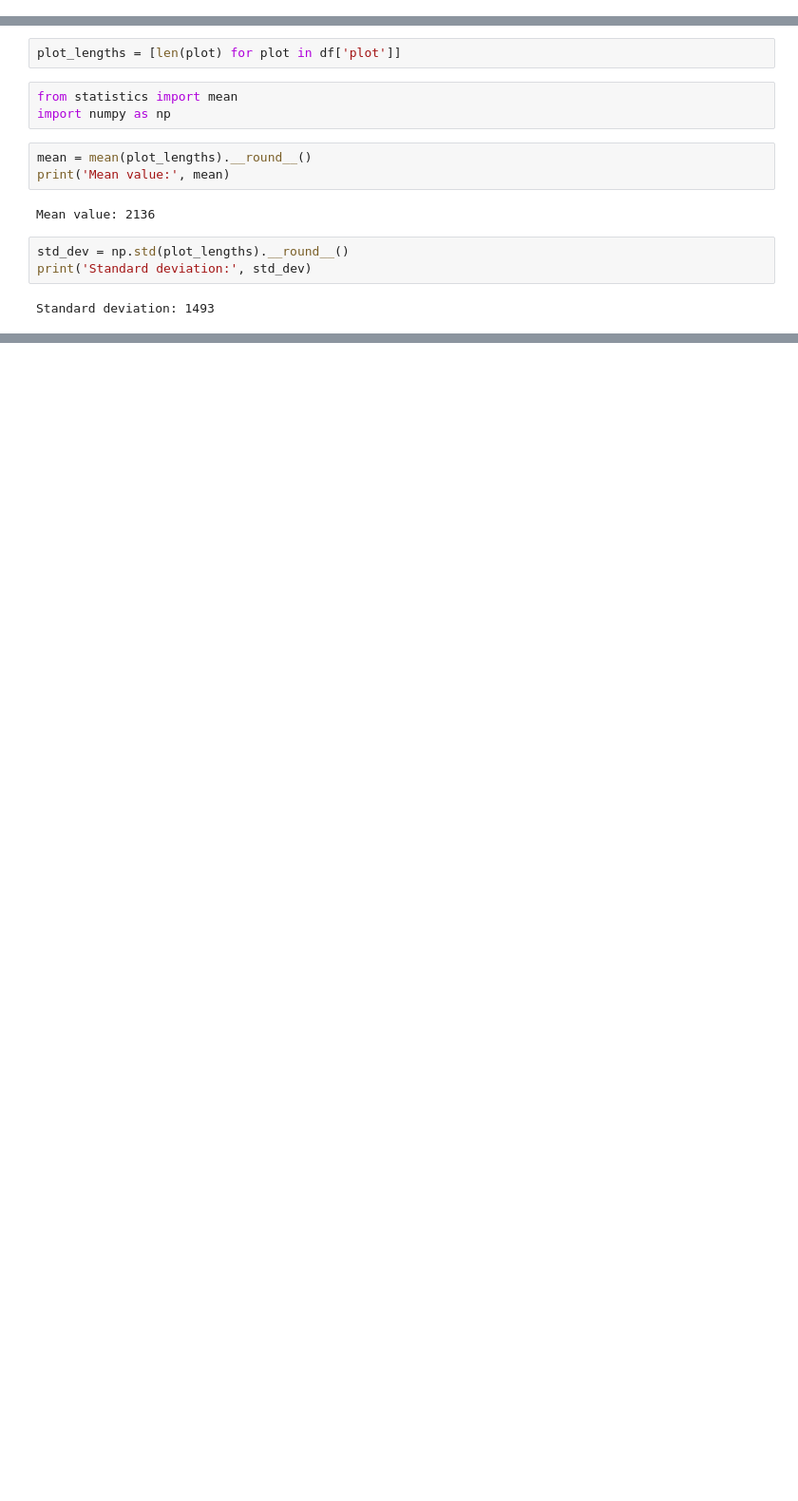
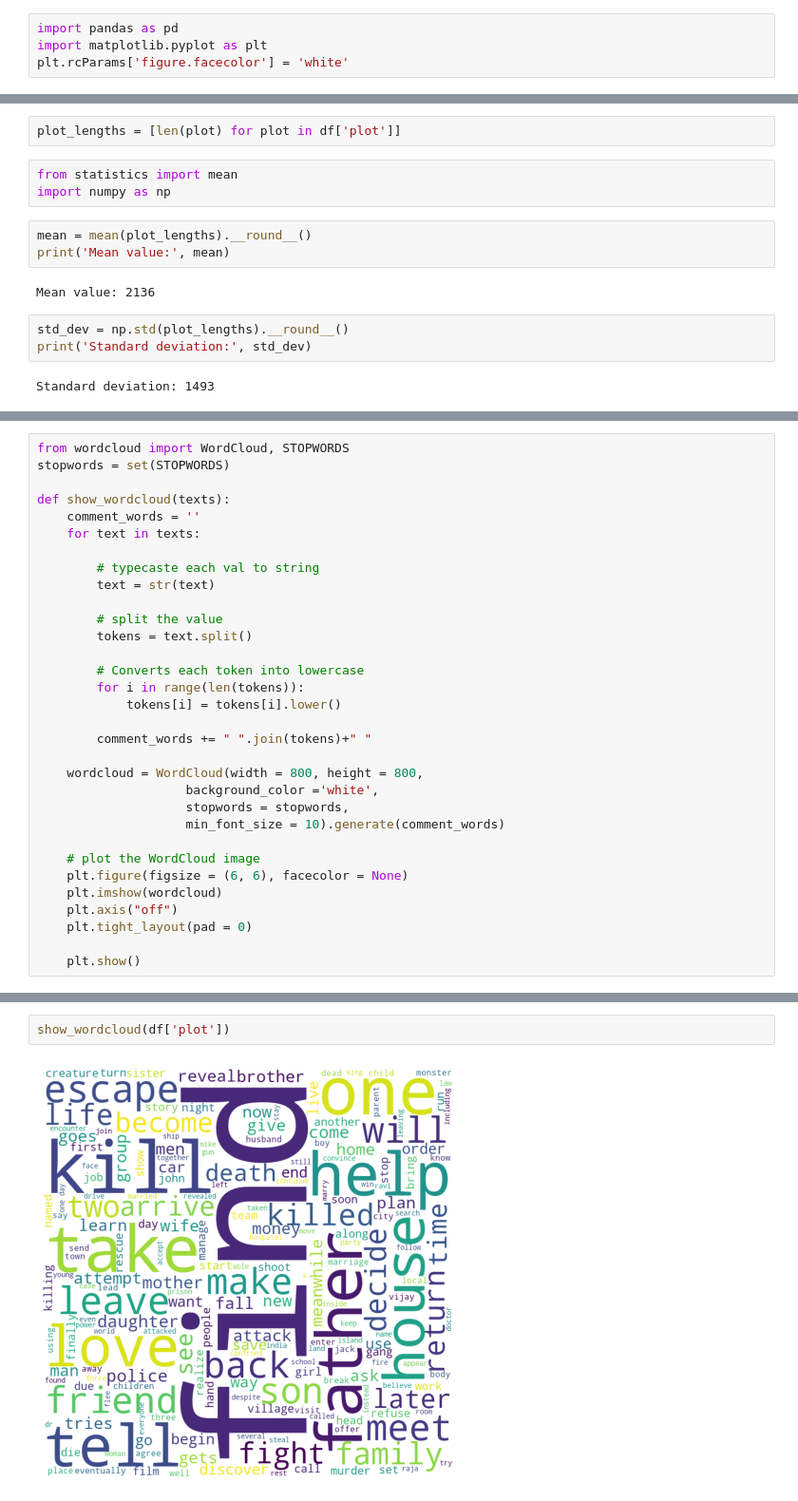
Before and after one commit to FreshJonas/NLP-on-Movie-Plots, a Jupyter notebook: code/03_Analysing_Data.ipynb, the cells around one changed output, grey strips where cells are left out. Shown at 95% size. Drawn from its saved outputs; the diff is of its cells as text; blank space fills up the shorter version.

Commit message:
adding wordcloud

```diff
--- a/code/03_Analysing_Data.ipynb
+++ b/code/03_Analysing_Data.ipynb
@@ -5,3 +3,7 @@ import pandas as pd
+# %%
+import pandas as pd
+import matplotlib.pyplot as plt
+plt.rcParams['figure.facecolor'] = 'white'
 # %%
 df = pd.read_csv('../data/merged_plots.csv', index_col=0)
 df
@@ -49,0 +64,32 @@ The Standard deviation is quite high which means that the plot lenghts differ qu
+# %%
+from wordcloud import WordCloud, STOPWORDS
+stopwords = set(STOPWORDS)
+
+def show_wordcloud(texts):
+    comment_words = ''
+    for text in texts:
+
+        # typecaste each val to string
+        text = str(text)
+
+        # split the value
+        tokens = text.split()
+
+        # Converts each token into lowercase
+        for i in range(len(tokens)):
+            tokens[i] = tokens[i].lower()
+
+        comment_words += " ".join(tokens)+" "
+
+    wordcloud = WordCloud(width = 800, height = 800,
+                    background_color ='white',
+                    stopwords = stopwords,
+                    min_font_size = 10).generate(comment_words)
+
+    # plot the WordCloud image
+    plt.figure(figsize = (6, 6), facecolor = None)
+    plt.imshow(wordcloud)
+    plt.axis("off")
+    plt.tight_layout(pad = 0)
+
+    plt.show()
@@ -49,0 +98,4 @@ The Standard deviation is quite high which means that the plot lenghts differ qu
+# %%
+show_wordcloud(df['plot'])
+# %% [output]
+[figure, added]
```
Also changed, not shown: parts of 10 cells of this notebook.
